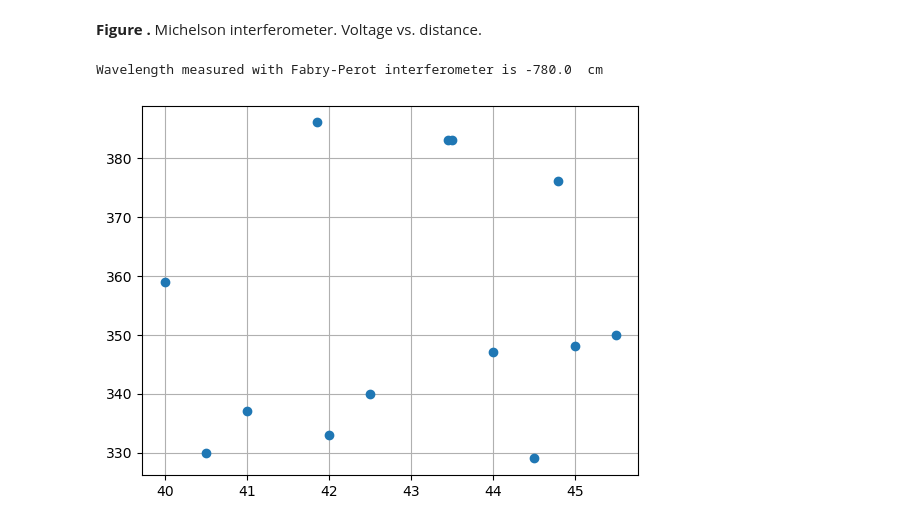
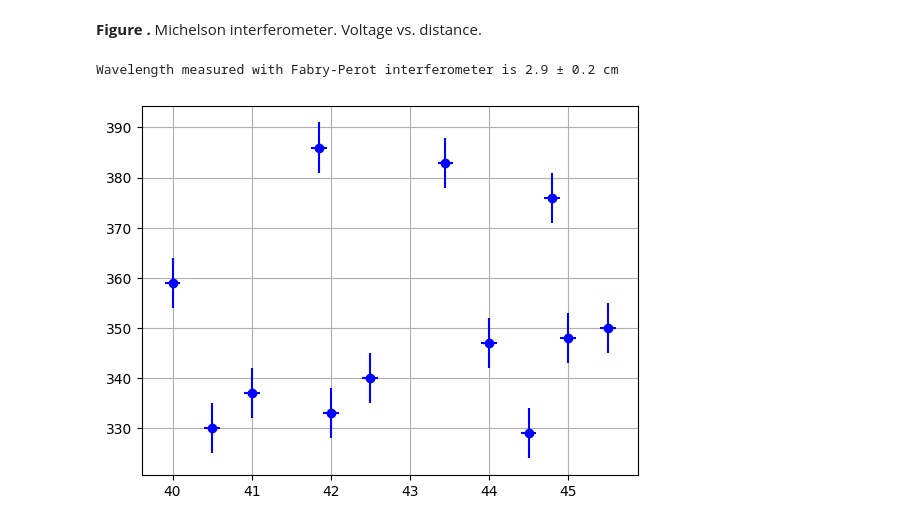
Before and after one commit to katzuv/studies, a Jupyter notebook: 2026W/Lab/06 Micro/Micro_b.ipynb, the cells around one changed output. Drawn from its saved outputs; the diff is of its cells as text; code cells hidden in the pictures.

```diff
--- a/2026W/Lab/06 Micro/Micro_b.ipynb
+++ b/2026W/Lab/06 Micro/Micro_b.ipynb
@@ -310,25 +519,34 @@ Lambda: 2.6142612613750047
 # %%
 # Fabry-Perot interferometer
 mirror_1_d1 = 40  # ±1e-3 m
 # mirror_1_d2 = 1  # ±1e-3 m
 mirror_2 = 51.1  # ±1e-3 m
 
-d = np.array((40, 40.5, 41, 41.85, 42, 42.5, 43.5, 44, 44.5,45, 45.5,44.8,43.45))
-intensities = np.array((359, 330,337,386,333, 340, 383, 347, 329,348, 350,376, 383))
+d = np.array((40, 40.5, 41, 41.85, 42, 42.5, 44, 44.5,45, 45.5,44.8,43.45))
+intensities = np.array((359, 330,337,386,333, 340, 347, 329,348, 350,376, 383))
 
-plt.errorbar(d, intensities, xerr=0.005, yerr=0.005, fmt="bo", label="meas")
+plt.errorbar(d, intensities, xerr=0.1, yerr=5, fmt="bo", label="meas")
 plt.grid()
-
+"""
 d11 = mirror_1_d1 - mirror_2
 d21 = mirror_1_d2 - mirror_2
+"""
+max1 = 41.85
+max2 = 43.45
+max3 = 44.8
+max_err = 0.1
 
-dist1 = mirror_1_d2 - mirror_1_d1
-lamb_1 = dist1 / 5  # 10 wavelengths, and the mirror moved half as much as the added path
+dist1 = max2-max1
+dist2 = max3-max2
+dist_err = np.sqrt(2)*max_err
 
-print('Wavelength measured with Fabry-Perot interferometer is', lamb_1 * 1e2, ' cm')
+lamb_1 = (dist1 + dist2)# 10 wavelengths, and the mirror moved half as much as the added path
+lamb_1_err = dist_err*np.sqrt(2)
+
+print(f'Wavelength measured with Fabry-Perot interferometer is {lamb_1:.1f} ± {lamb_1_err:.1f} cm')
 # %% [output]
-Wavelength measured with Fabry-Perot interferometer is -780.0  cm
+Wavelength measured with Fabry-Perot interferometer is 2.9 ± 0.2 cm
-[figure, old version]
+[figure, new version]
 # %%
 from utils import propagate_error
 
```
Also changed, not shown: parts of 6 cells of this notebook.
